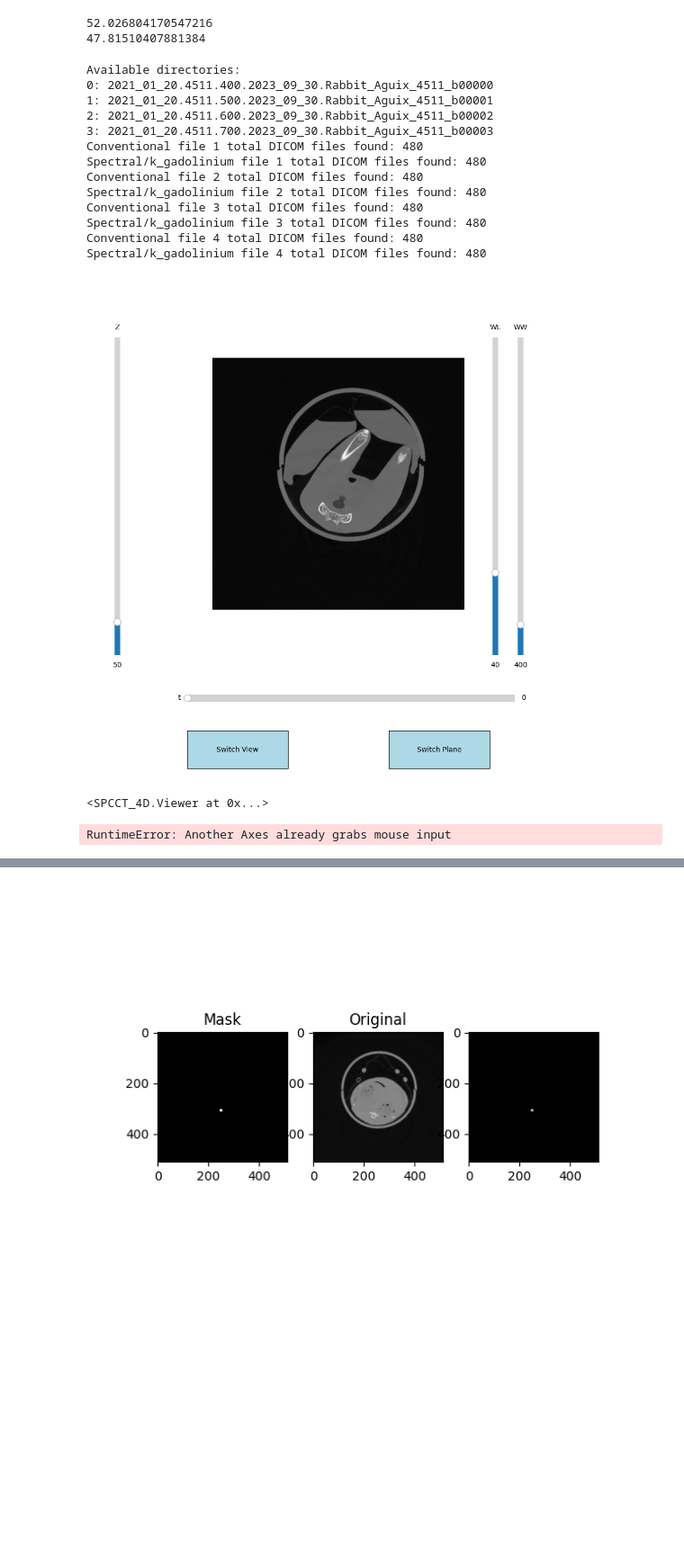
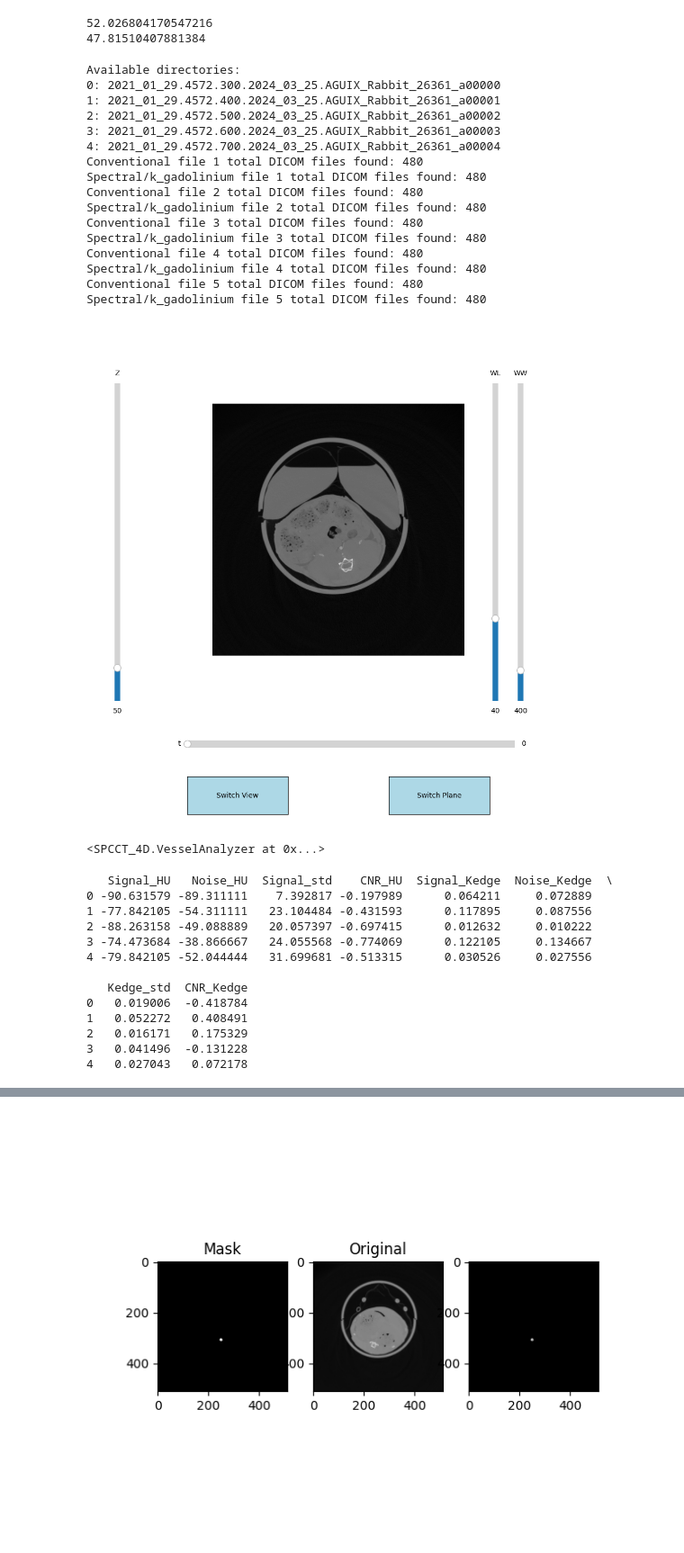
Before and after one commit to dandycodingpipe/pyKOLOR, a Jupyter notebook: notebook.ipynb, the cells around one changed output, grey strips where cells are left out. Shown at 90% size. Saved outputs shown, nothing was run; the diff lists cells and outputs as text; code cells hidden in the pictures; blank space fills up the shorter version.

```diff
--- a/notebook.ipynb
+++ b/notebook.ipynb
@@ -170,25 +222,41 @@ print(np.std(sampview.acquisition[3].conventional[indices]))
 47.81510407881384
 # %%
 %matplotlib widget
-echantillon = Sample("5")
-Viewer(echantillon)
+from SPCCT_4D import Sample, Timepoint, Viewer,VesselAnalyzer, vesselDiameter
+echantillon = Sample("10")
+VesselAnalyzer(echantillon)
 # %% [output]
 Available directories:
-0: 2021_01_20.4511.400.2023_09_30.Rabbit_Aguix_4511_b00000
-1: 2021_01_20.4511.500.2023_09_30.Rabbit_Aguix_4511_b00001
-2: 2021_01_20.4511.600.2023_09_30.Rabbit_Aguix_4511_b00002
-3: 2021_01_20.4511.700.2023_09_30.Rabbit_Aguix_4511_b00003
+0: 2021_01_29.4572.300.2024_03_25.AGUIX_Rabbit_26361_a00000
+1: 2021_01_29.4572.400.2024_03_25.AGUIX_Rabbit_26361_a00001
+2: 2021_01_29.4572.500.2024_03_25.AGUIX_Rabbit_26361_a00002
+3: 2021_01_29.4572.600.2024_03_25.AGUIX_Rabbit_26361_a00003
+4: 2021_01_29.4572.700.2024_03_25.AGUIX_Rabbit_26361_a00004
 Conventional file 1 total DICOM files found: 480
 Spectral/k_gadolinium file 1 total DICOM files found: 480
 Conventional file 2 total DICOM files found: 480
 Spectral/k_gadolinium file 2 total DICOM files found: 480
 Conventional file 3 total DICOM files found: 480
 Spectral/k_gadolinium file 3 total DICOM files found: 480
 Conventional file 4 total DICOM files found: 480
 Spectral/k_gadolinium file 4 total DICOM files found: 480
+Conventional file 5 total DICOM files found: 480
+Spectral/k_gadolinium file 5 total DICOM files found: 480
-[figure, old version]
+[figure, new version]
-<SPCCT_4D.Viewer at 0x...>
+<SPCCT_4D.VesselAnalyzer at 0x...>
-RuntimeError: Another Axes already grabs mouse input
+   Signal_HU   Noise_HU  Signal_std    CNR_HU  Signal_Kedge  Noise_Kedge  \
+0 -90.631579 -89.311111    7.392817 -0.197989      0.064211     0.072889
+1 -77.842105 -54.311111   23.104484 -0.431593      0.117895     0.087556
+2 -88.263158 -49.088889   20.057397 -0.697415      0.012632     0.010222
+3 -74.473684 -38.866667   24.055568 -0.774069      0.122105     0.134667
+4 -79.842105 -52.044444   31.699681 -0.513315      0.030526     0.027556
+
+   Kedge_std  CNR_Kedge
+0   0.019006  -0.418784
+1   0.052272   0.408491
+2   0.016171   0.175329
+3   0.041496  -0.131228
+4   0.027043   0.072178
 # %%
 #Viewer(s2)
 %matplotlib widget
```
Also changed, not shown: parts of 14 cells of this notebook, 21 other files.
